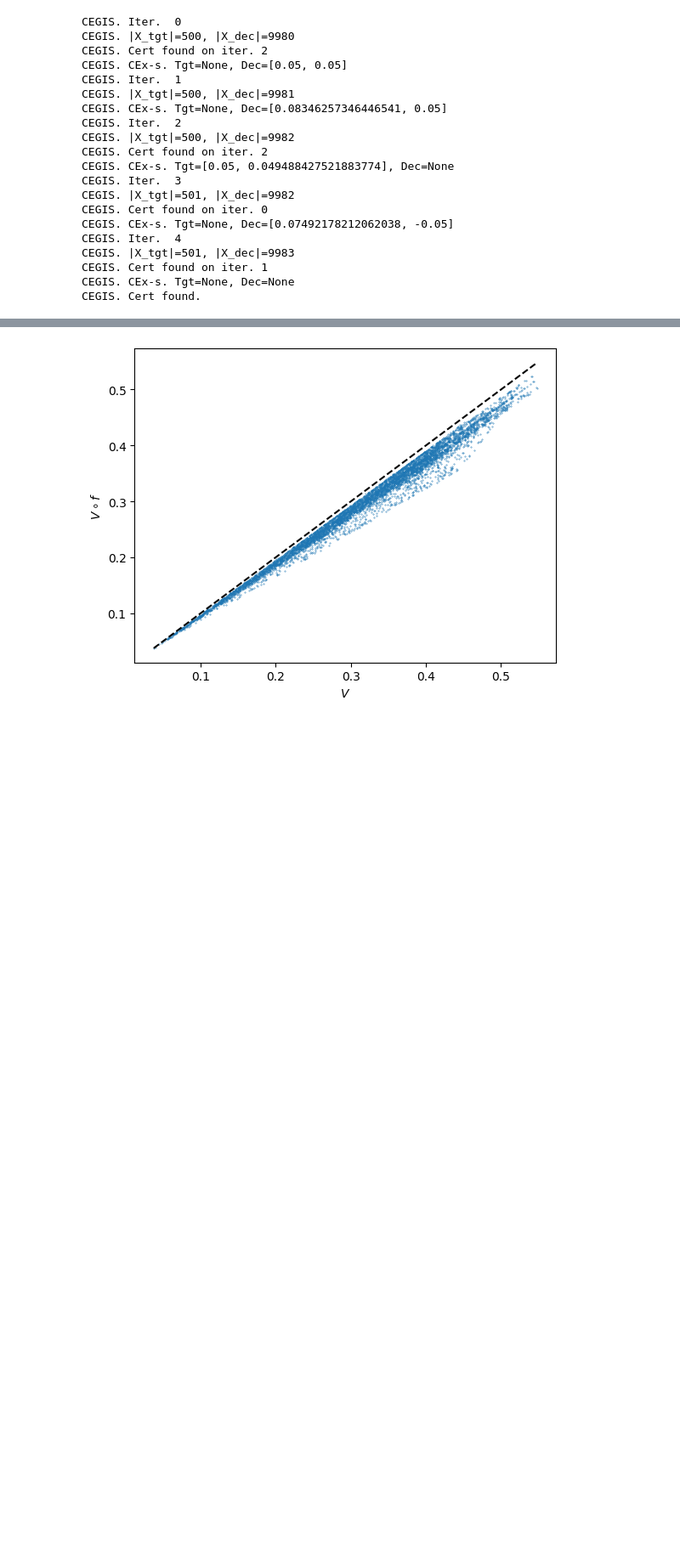
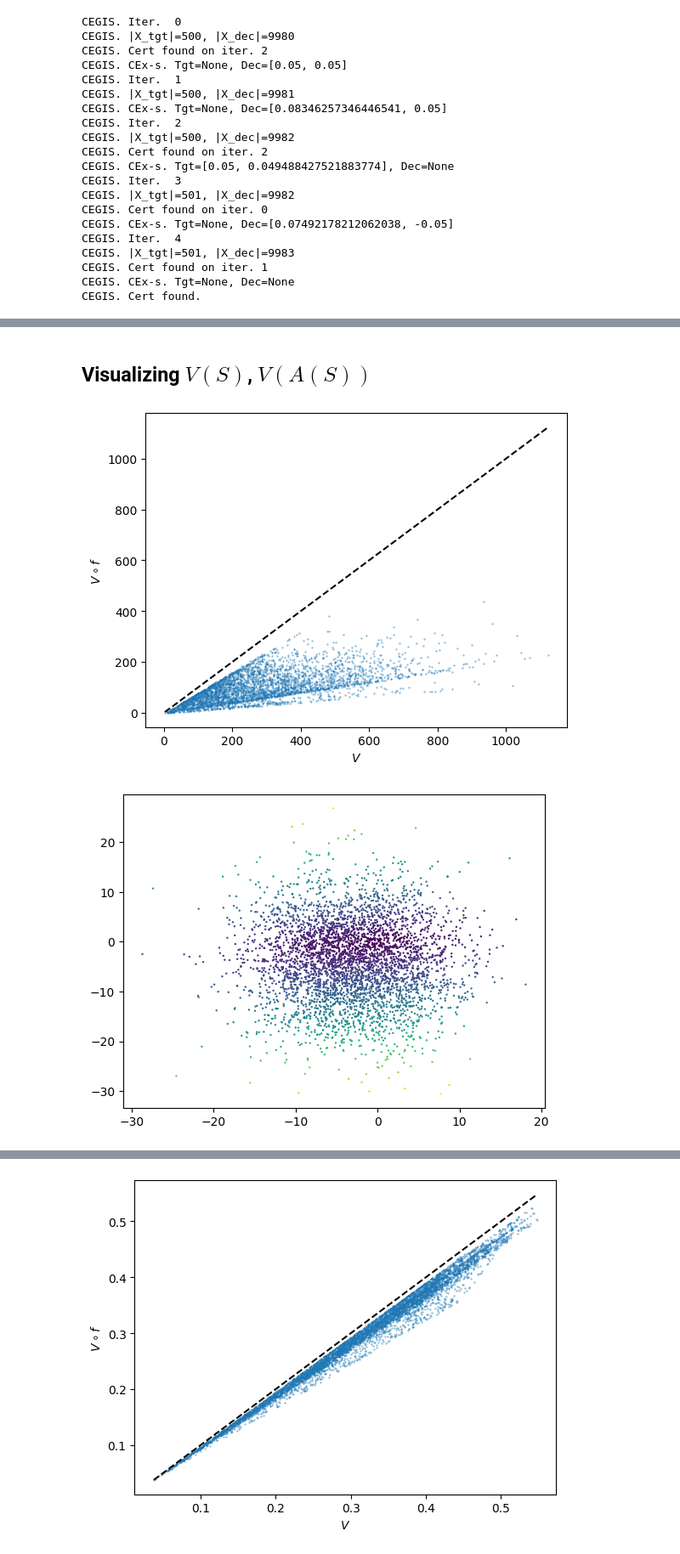
Before and after one commit to mahykari/neural-certificates, a Jupyter notebook: playground.ipynb, the cells around one changed output, grey strips where cells are left out. Shown at 85% size. Saved outputs shown, nothing was run; the diff lists cells and outputs as text; code cells hidden in the pictures; blank space fills up the shorter version.

```diff
--- a/playground.ipynb
+++ b/playground.ipynb
@@ -237,0 +344,19 @@ CEGIS. Cert found.
+# %% [markdown]
+## Visualizing $V(S)$, $V(A(S))$
+# %%
+v  = V(S)
+vf = V(A(S))
+v, vf = v.detach(), vf.detach()
+
+plt.plot(
+    [torch.min(v), torch.max(v)], [torch.min(v), torch.max(v)], 'k--')
+plt.scatter(v, vf, s=0.1)
+plt.xlabel(r'$V$')
+plt.ylabel(r'$V \circ f$')
+plt.show()
+
+plt.scatter(S[:,0], S[:,1], s=0.5, c=B(S).detach())
+plt.show()
+# %% [output]
+[figure, added]
+[figure, added]
```
Also changed, not shown: parts of 9 cells of this notebook, 5 other files.
